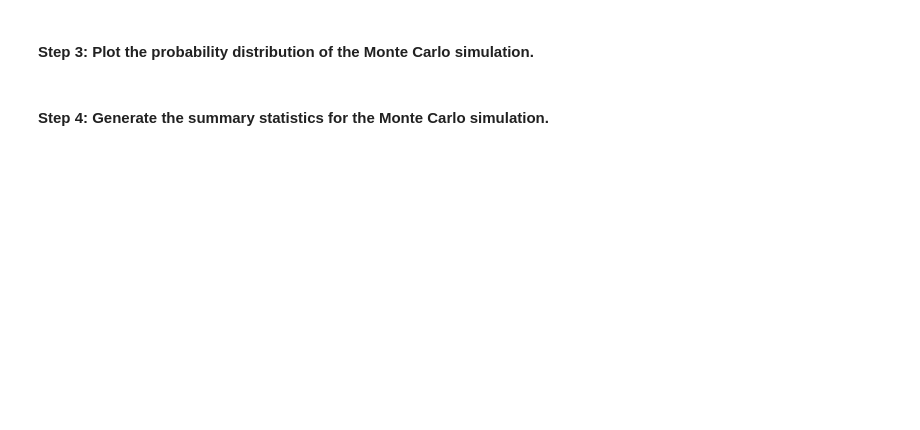
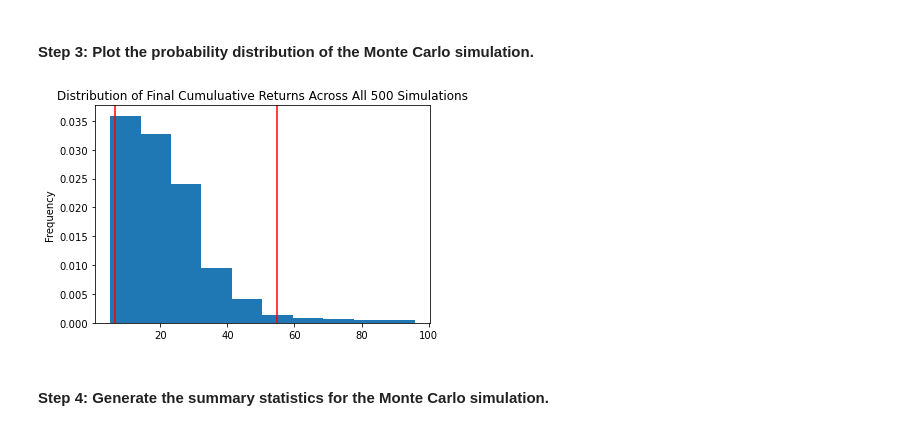
Before and after one commit to odhissm/financial_planner, a Jupyter notebook: financial_planner_app/financial_planning_tools.ipynb, the cells around one changed output. Cells and saved outputs as stored; diff of their text form; code cells hidden in the pictures; blank space fills up the shorter version.

```diff
--- a/financial_planner_app/financial_planning_tools.ipynb
+++ b/financial_planner_app/financial_planning_tools.ipynb
@@ -412,7 +546,12 @@ In this section, you’ll use the MCForecastTools library to create a Monte Carl
 # %%
 # Visualize the probability distribution of the 30-year Monte Carlo simulation
 # by plotting a histogram
-# YOUR CODE HERE
+MC_sim_dist_plot = MC_30years.plot_distribution()
+
+# Save the plot for future use
+MC_sim_dist_plot.get_figure().savefig('./Images/MC_30years_dist_plot.png', bbox_inches='tight')
+# %% [output]
+[figure, added]
 # %% [markdown]
 #### Step 4: Generate the summary statistics for the Monte Carlo simulation.
 # %%
```
Also changed, not shown: parts of 37 cells of this notebook, 4 other files.
